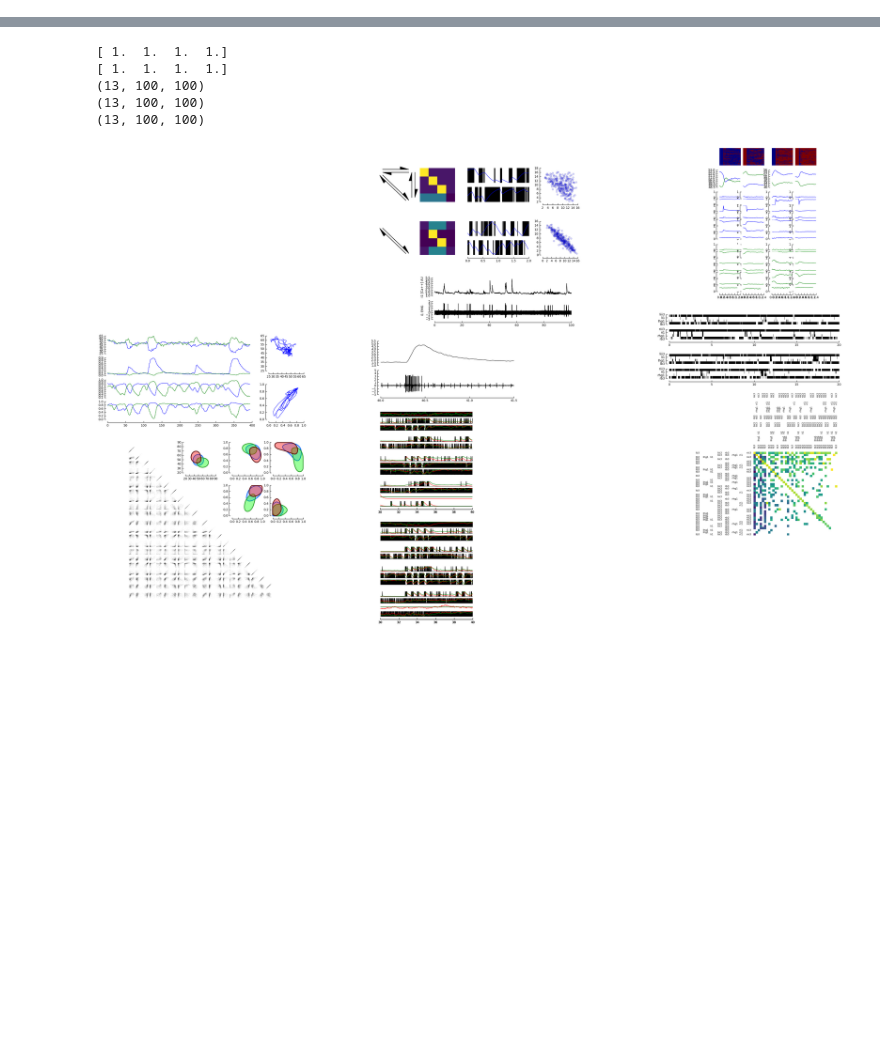
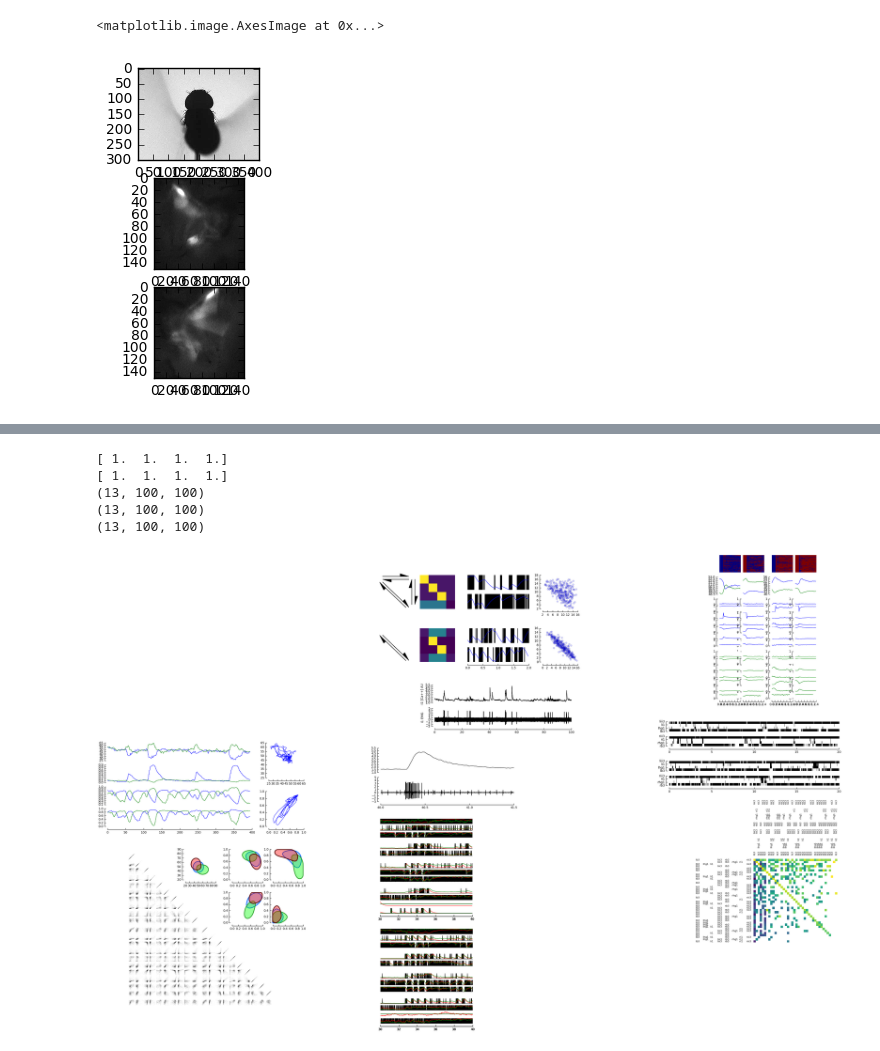
Before and after one commit to psilentp/janelia_vnc_poster, a Jupyter notebook: 01_make_poster.ipynb, the cells around one changed output, grey strips where cells are left out. Cells and saved outputs as stored; diff of their text form; code cells hidden in the pictures; blank space fills up the shorter version.

Commit message:
Intro: added kinefly image, added hinge images

```diff
--- a/01_make_poster.ipynb
+++ b/01_make_poster.ipynb
@@ -39,0 +37,16 @@ i1_ca = decon_fly.ca_camera_left_model_fits['i1']
+# %%
+fly = flylist[-9]
+snum =4
+idx = fly.block_data['common','idx','cl_blocks, g_x=-1, g_y=0 b_x=0, b_y=0'][snum]
+
+ax1 = plt.subplot(3,1,1)
+ax2 = plt.subplot(3,1,2)
+ax3 = plt.subplot(3,1,3)
+yrng = slice(100,400)
+xrng = slice(50,450)
+ax1.imshow(fly.kine_cam_1[idx[125]].T[yrng,xrng],cmap = plt.cm.gray)
+ax2.imshow(fly.ca_cam_right[idx[125]][:,::-1][:,:150]**1.2,vmin = 0,vmax = 450,cmap = plt.cm.gray)
+ax3.imshow(fly.ca_cam_left[idx[125]][:,::-1][:,50:]**1.2,vmin = 0,vmax = 450,cmap = plt.cm.gray)
+# %% [output]
+<matplotlib.image.AxesImage at 0x...>
+[figure, added]
```
Also changed, not shown: parts of 3 cells of this notebook, 3 other files.
